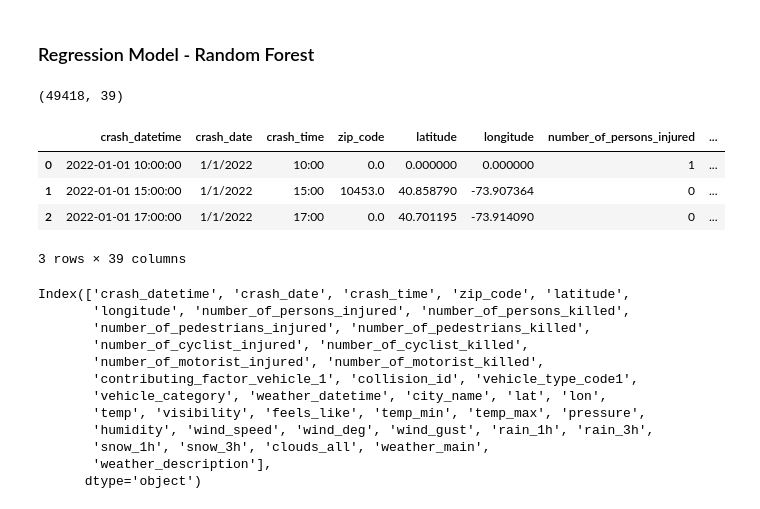
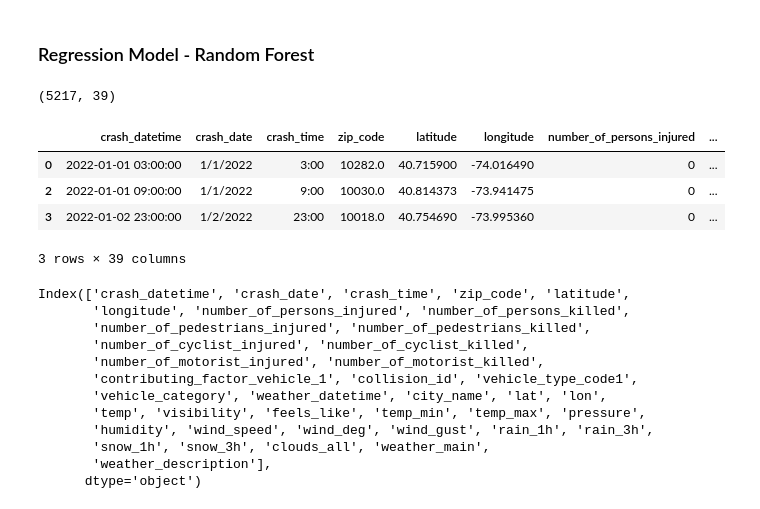
Before and after one commit to cfortiz/bootcamp-project-4, a Jupyter notebook: Model_EC.ipynb, the cells around one changed output. Saved outputs shown, nothing was run; the diff lists cells and outputs as text; code cells hidden in the pictures.

```diff
--- a/Model_EC.ipynb
+++ b/Model_EC.ipynb
@@ -62,7 +62,7 @@ def categorize_vehicle_type(vehicle_type):
     return "Other"  # For unclassified or missing types
 
 crash_df['vehicle_category'] = crash_df['vehicle_type_code1'].apply(categorize_vehicle_type)
-
+crash_df = crash_df[crash_df['borough'] == 'MANHATTAN']
 crash_df['zip_code'] = crash_df['zip_code'].fillna(0)
 crash_df['latitude'] = crash_df['latitude'].fillna(0)
 crash_df['longitude'] = crash_df['longitude'].fillna(0)
@@ -71,7 +71,7 @@ crash_df['longitude'] = crash_df['longitude'].fillna(0)
 crash_df['crash_datetime'] = pd.to_datetime(
     crash_df['crash_date'] + ' ' + crash_df['crash_time'], errors='coerce')
 
-crash_columns_to_drop = ['location', 'cross_street_name','borough','on_street_name','off_street_name','contributing_factor_vehicle_2','contributing_factor_vehicle_3','contributing_factor_vehicle_4','contributing_factor_vehicle_5',
+crash_columns_to_drop = ['location', 'cross_street_name','on_street_name','off_street_name','contributing_factor_vehicle_2','contributing_factor_vehicle_3','contributing_factor_vehicle_4','contributing_factor_vehicle_5',
                           'vehicle_type_code2','vehicle_type_code_3',	'vehicle_type_code_4',	'vehicle_type_code_5']
 
 crash_df.drop(columns=crash_columns_to_drop, inplace=True)
@@ -180,15 +180,23 @@ memory usage: 4.3+ MB
 # %% [markdown]
 ### Regression Model - Random Forest
 # %%
+import numpy as np
 merged_df = pd.merge(crash_df, weather_df, left_on ='crash_datetime', right_on='weather_datetime', how='inner')
 print(merged_df.shape)
+
+# Replace 0 latitude and longitude values with NaN
+merged_df.loc[merged_df['latitude'] == 0, 'latitude'] = np.nan
+merged_df.loc[merged_df['longitude'] == 0, 'longitude'] = np.nan
+
+# Drop rows with missing or invalid crash location (latitude and longitude)
+merged_df = merged_df.dropna(subset=['latitude', 'longitude'])
 merged_df.head(3)
 # %% [output]
-(49418, 39)
+(5217, 39)
 |  | crash_datetime | crash_date | crash_time | zip_code | latitude | longitude | number_of_persons_injured | ... |
-| 0 | 2022-01-01 10:00:00 | 1/1/2022 | 10:00 | 0.0 | 0.000000 | 0.000000 | 1 | ... |
-| 1 | 2022-01-01 15:00:00 | 1/1/2022 | 15:00 | 10453.0 | 40.858790 | -73.907364 | 0 | ... |
-| 2 | 2022-01-01 17:00:00 | 1/1/2022 | 17:00 | 0.0 | 40.701195 | -73.914090 | 0 | ... |
+| 0 | 2022-01-01 03:00:00 | 1/1/2022 | 3:00 | 10282.0 | 40.715900 | -74.016490 | 0 | ... |
+| 2 | 2022-01-01 09:00:00 | 1/1/2022 | 9:00 | 10030.0 | 40.814373 | -73.941475 | 0 | ... |
+| 3 | 2022-01-02 23:00:00 | 1/2/2022 | 23:00 | 10018.0 | 40.754690 | -73.995360 | 0 | ... |
 3 rows × 39 columns
 # %%
 merged_df.columns
```
Also changed, not shown: parts of 7 cells of this notebook.
